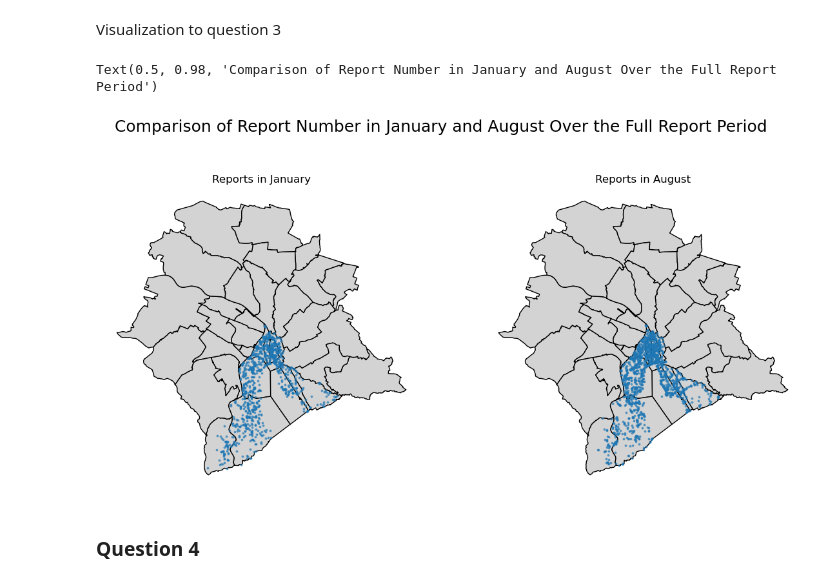
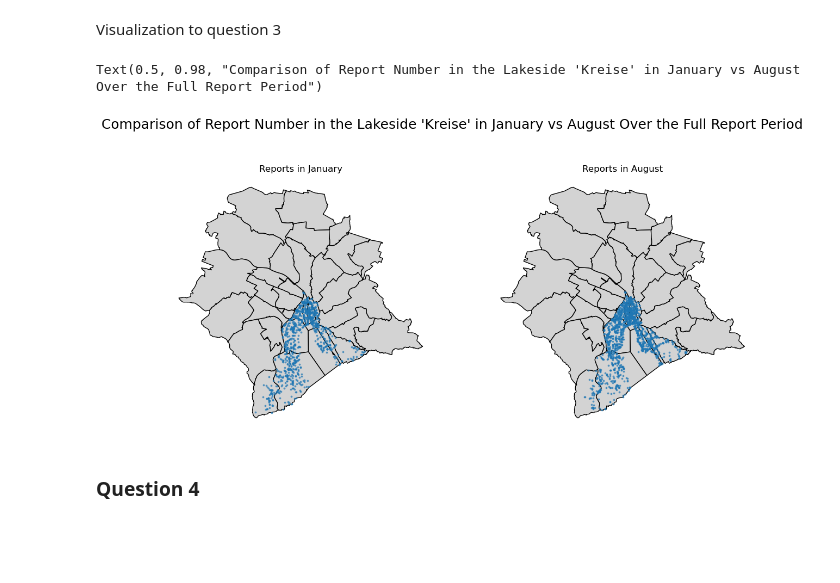
Before and after one commit to eelin-eelin/SDS210-project, a Jupyter notebook: notebooks/Project Notebook 1.ipynb, the cells around one changed output. Drawn from its saved outputs; the diff is of its cells as text; code cells hidden in the pictures; blank space fills up the shorter version.

```diff
--- a/notebooks/Project Notebook 1.ipynb
+++ b/notebooks/Project Notebook 1.ipynb
@@ -246,7 +235,7 @@ How does the report density around the lake differ between august (summer) and j
 import geopandas as gpd
 import pandas as pd
 
-# parse date in meldungen_quartier_join
+# parse date in meldungen_quartier_join (preparation to later filter after this)
 meldungen_quartier_join["requested_datetime"] = pd.to_datetime(
     meldungen_quartier_join["requested_datetime"], format = "%Y%m%d%H%M%S")
 
@@ -267,7 +256,7 @@ def filter_by_month(data, year = None, month = None):
     ---
     returns
     pd.DataFrame
-    filtered dataframe only containing the rows that match the specified month and year 3
+    filtered dataframe that only contains the rows that match the specified month and year 3
     """
     result = data.copy()
 
@@ -313,36 +302,36 @@ fig, ax = plt.subplots(1, 2, figsize = (14, 7))
 
 #plot january
 quartiere_gdf.plot(
     ax = ax[0],
     color = "lightgrey",
     edgecolor = "black")
 
 januar_daten.plot(
     ax = ax[0],
     markersize = 3,
     alpha = 0.6)
 
 ax[0].set_title(f"Reports in January")
 ax[0].axis("off")
 
 #plot august
 quartiere_gdf.plot(
     ax = ax[1],
     color = "lightgrey",
     edgecolor = "black")
 
 august_daten.plot(
     ax = ax[1],
     markersize = 3,
     alpha = 0.6)
 
 ax[1].set_title("Reports in August")
 ax[1].axis("off")
 
-fig.suptitle("Comparison of Report Number in the Lakeside 'Kreise' in January vs August Over the Full Report Period", fontsize = 18)
+fig.suptitle("Comparison of Report Number in the Lakeside 'Zürcher Kreise' in January vs August Over the Full Report Period", fontsize = 18)
 # %% [output]
-Text(0.5, 0.98, 'Comparison of Report Number in January and August Over the Full Report Period')
+Text(0.5, 0.98, "Comparison of Report Number in the Lakeside 'Kreise' in January vs August Over the Full Report Period")
-[figure, old version]
+[figure, new version]
 # %% [markdown]
 ### Question 4
 # %% [markdown]
```
Also changed, not shown: parts of 3 cells of this notebook.
